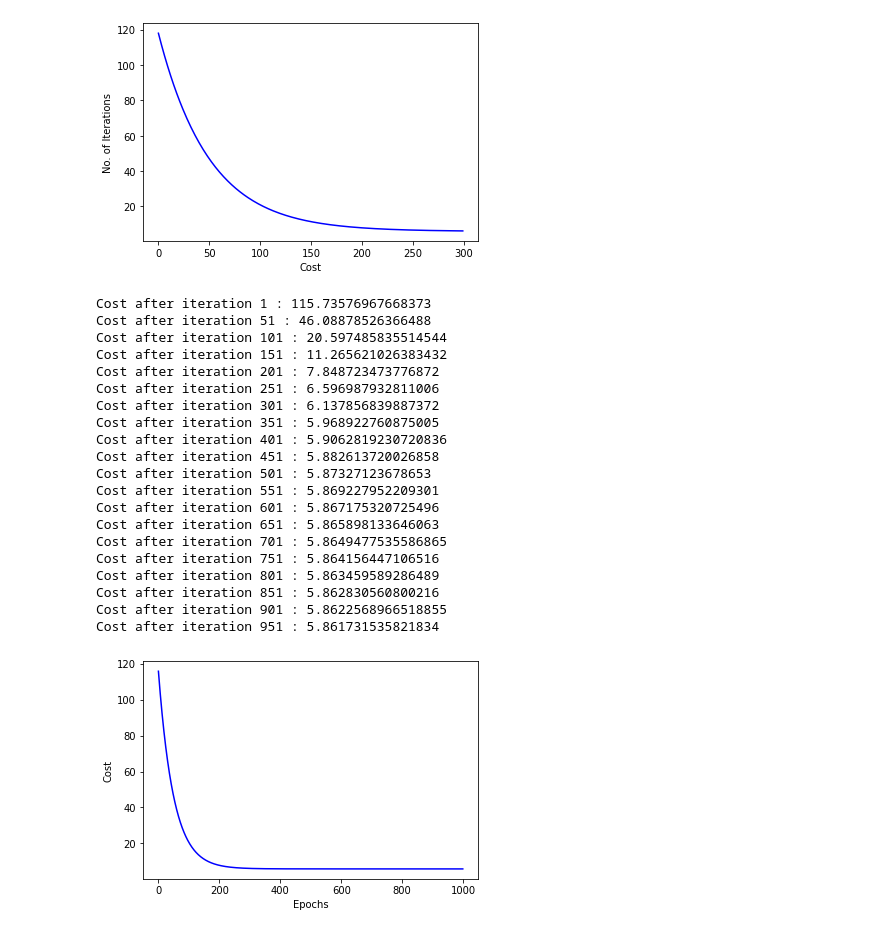
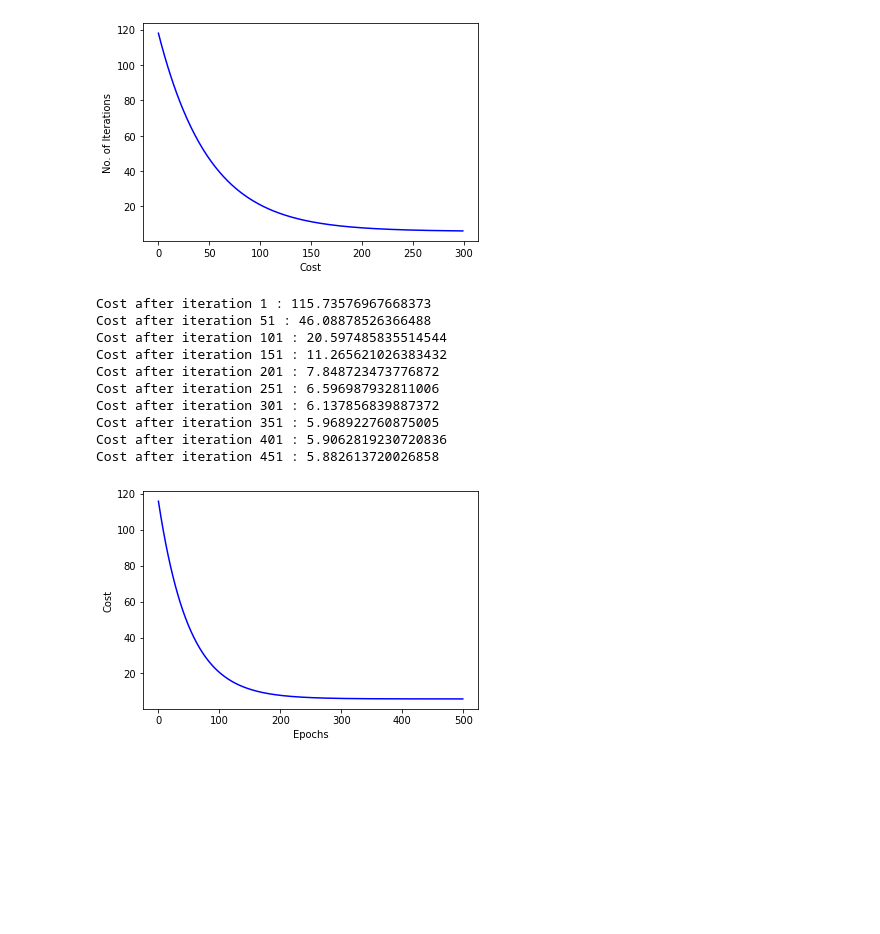
Before and after one commit to CyberKnight1803/FoDS_Assigments, a Jupyter notebook: Assignment-1/model.ipynb, the cells around one changed output. Cells and saved outputs as stored; diff of their text form; code cells hidden in the pictures; blank space fills up the shorter version.

```diff
--- a/Assignment-1/model.ipynb
+++ b/Assignment-1/model.ipynb
@@ -36,29 +36,19 @@ pr.train(X_train, y_train)
 # %% [output]
 [figure]
 # %%
-from model_2 import PolynomialRegression
-pr = PolynomialRegression(6)
+from model import PolynomialRegression
+pr = PolynomialRegression(6, learning_rate=0.01, n_iters=500)
 pr.train(X_train, y_train)
 # %% [output]
 Cost after iteration 1 : 115.73576967668373
 Cost after iteration 51 : 46.08878526366488
 Cost after iteration 101 : 20.597485835514544
 Cost after iteration 151 : 11.265621026383432
 Cost after iteration 201 : 7.848723473776872
 Cost after iteration 251 : 6.596987932811006
 Cost after iteration 301 : 6.137856839887372
 Cost after iteration 351 : 5.968922760875005
 Cost after iteration 401 : 5.9062819230720836
 Cost after iteration 451 : 5.882613720026858
-Cost after iteration 501 : 5.87327123678653
-Cost after iteration 551 : 5.869227952209301
-Cost after iteration 601 : 5.867175320725496
-Cost after iteration 651 : 5.865898133646063
-Cost after iteration 701 : 5.8649477535586865
-Cost after iteration 751 : 5.864156447106516
-Cost after iteration 801 : 5.863459589286489
-Cost after iteration 851 : 5.862830560800216
-Cost after iteration 901 : 5.8622568966518855
-Cost after iteration 951 : 5.861731535821834
-[figure, old version]
+[figure, new version]
 # %%
```
Also changed, not shown: parts of 2 cells of this notebook, 2 other files.
